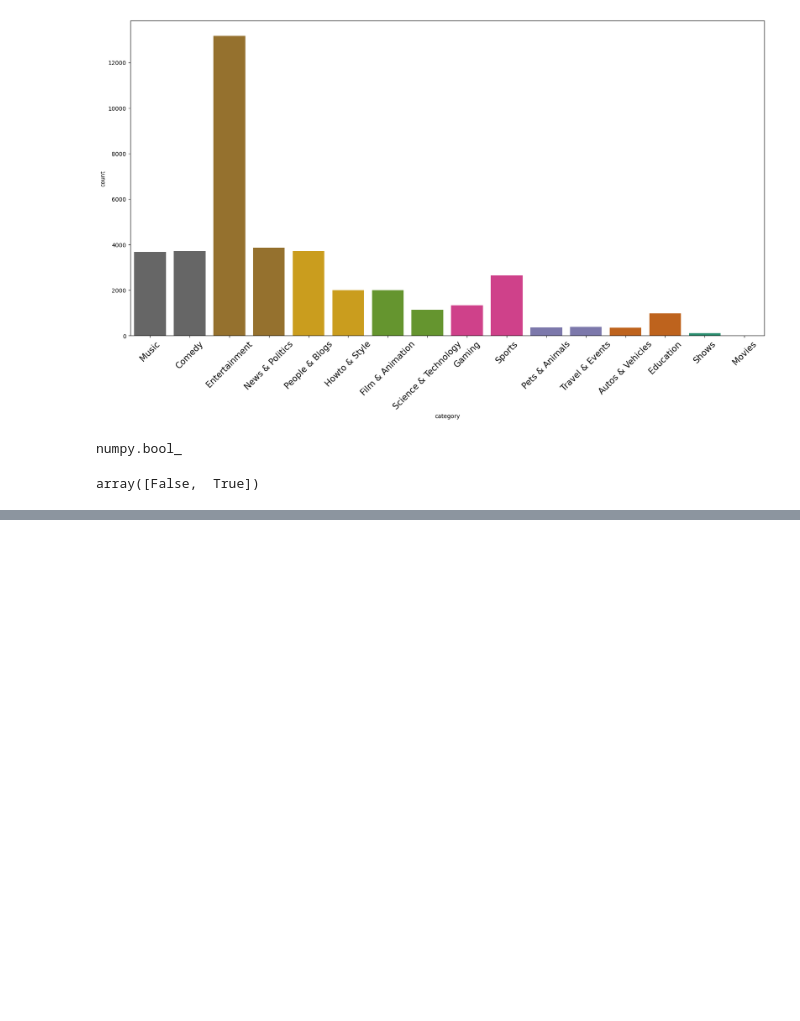
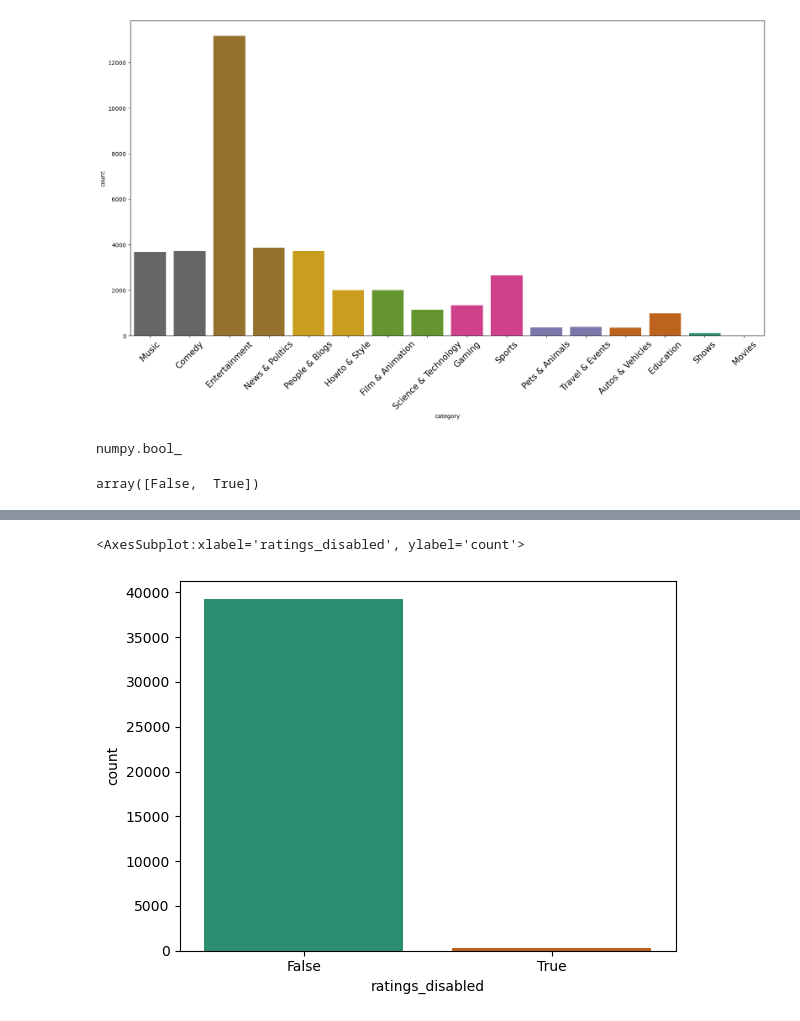
Before and after one commit to mylo-eb/Youtube_Analysis, a Jupyter notebook: code.ipynb, the cells around one changed output, grey strips where cells are left out. Cells and saved outputs as stored; diff of their text form; code cells hidden in the pictures; blank space fills up the shorter version.

```diff
--- a/code.ipynb
+++ b/code.ipynb
@@ -206,0 +220,5 @@ array([False,  True])
+# %%
+sns.countplot(df['ratings_disabled'])
+# %% [output]
+<AxesSubplot:xlabel='ratings_disabled', ylabel='count'>
+[figure, added]
```
Also changed, not shown: parts of 42 cells of this notebook.
